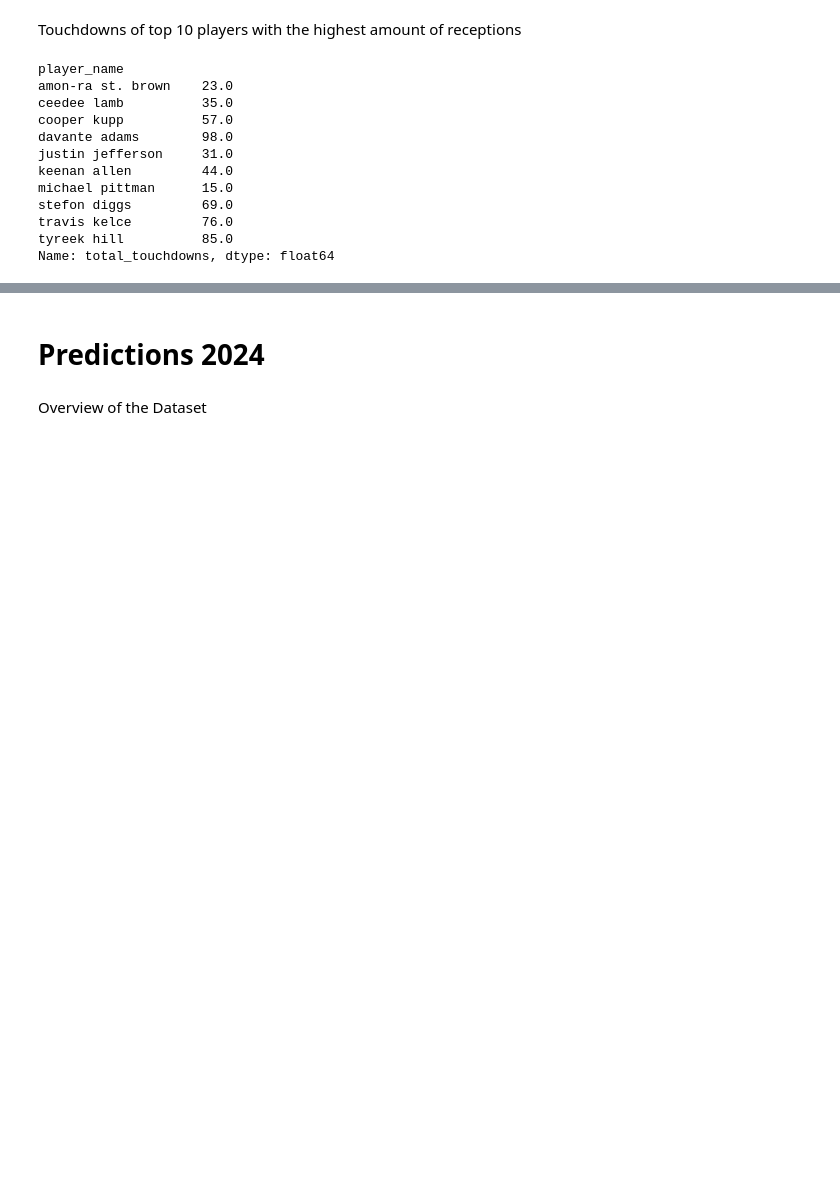
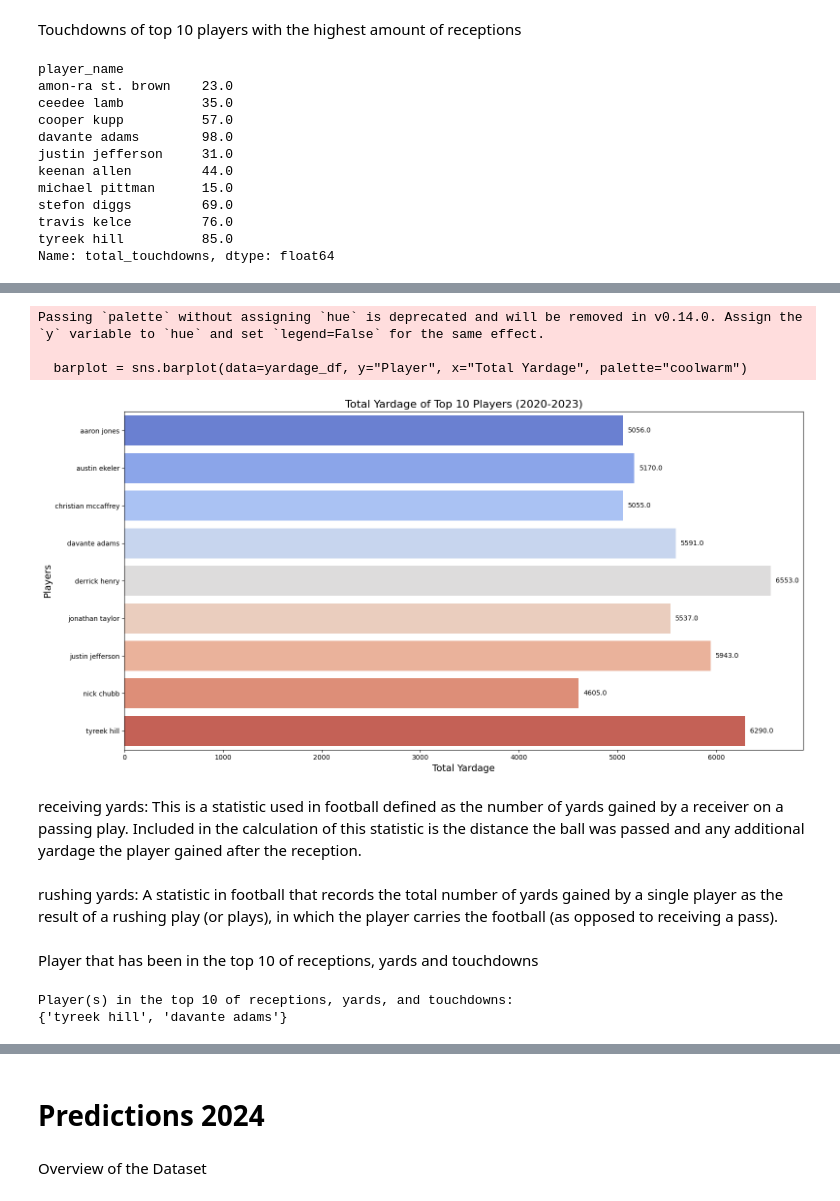
Before and after one commit to salomerivas/app-development, a Jupyter notebook: VisualizationKaggle.ipynb, the cells around one changed output, grey strips where cells are left out. Cells and saved outputs as stored; diff of their text form; code cells hidden in the pictures; blank space fills up the shorter version.

```diff
--- a/VisualizationKaggle.ipynb
+++ b/VisualizationKaggle.ipynb
@@ -973,0 +1046,16 @@ Correlation between total receptions and total touchdowns: 0.5778029976681804
+# %%
+# Convert the player names from each year's top 10 list to sets
+top_10_players_yardage_2020 = set(top_10_players_yardage_2020.index)
+top_10_players_yardage_2021 = set(top_10_players_yardage_2021.index)
+top_10_players_yardage_2022 = set(top_10_players_yardage_2022.index)
+top_10_players_yardage_2023 = set(top_10_players_yardage_2023.index)
+
+# Find the intersection of all four sets
+consistent_top_10_yardage_players = top_10_players_yardage_2020 & top_10_players_yardage_2021 & top_10_players_yardage_2022 & top_10_players_yardage_2023
+
+# Convert the result to a list
+consistent_top_10_yardage_players = list(consistent_top_10_yardage_players)
+
+# Print the list
+print("List of players in the top 10 for most yardage in all four years (2020-2023):")
+print(consistent_top_10_yardage_players)
@@ -973,0 +1143,56 @@ Correlation between total receptions and total touchdowns: 0.5778029976681804
+# %%
+# Convert dictionary to DataFrame for seaborn
+yardage_df = pd.DataFrame(total_yardage_dict.items(), columns=["Player", "Total Yardage"])
+
+# Plot horizontal bar chart
+plt.figure(figsize=(16, 8))
+barplot = sns.barplot(data=yardage_df, y="Player", x="Total Yardage", palette="coolwarm")
+
+# Add titles and labels
+plt.title("Total Yardage of Top 10 Players (2020-2023)", fontsize=16)
+plt.xlabel("Total Yardage", fontsize=14)
+plt.ylabel("Players", fontsize=14)
+
+# Add the total yardage as annotations on each bar
+for index, row in yardage_df.iterrows():
+    plt.text(
+        row["Total Yardage"] + 50,  # Position the text slightly to the right of the bar
+        index,                     # The vertical position matches the bar
+        f'{row["Total Yardage"]}', # The text to display (total yardage)
+        color='black',             # Text color
+        va='center',               # Vertical alignment
+        fontsize=10                # Font size
+    )
+
+# Show the chart
+plt.tight_layout()
+plt.show()
+# %% [output]
+Passing `palette` without assigning `hue` is deprecated and will be removed in v0.14.0. Assign the `y` variable to `hue` and set `legend=False` for the same effect.
+
+  barplot = sns.barplot(data=yardage_df, y="Player", x="Total Yardage", palette="coolwarm")
+[figure, added]
+# %% [markdown]
+receiving yards: This is a statistic used in football defined as the number of yards gained by a receiver on a passing play. Included in the calculation of this statistic is the distance the ball was passed and any additional yardage the player gained after the reception.
+# %% [markdown]
+rushing yards: A statistic in football that records the total number of yards gained by a single player as the result of a rushing play (or plays), in which the player carries the football (as opposed to receiving a pass).
+# %% [markdown]
+Player that has been in the top 10 of receptions, yards and touchdowns
+# %%
+# Assume these are dictionaries where keys are player names and values are their stats
+top_10_receptions_set = set(total_reception_dict.keys())
+top_10_yards_set = set(total_yardage_dict.keys())
+top_10_touchdowns_set = set(total_touchdowns_dict.keys())
+
+# Find players in all three sets
+consistent_top_player_overall = top_10_receptions_set & top_10_yards_set & top_10_touchdowns_set
+
+# Display the result
+if consistent_top_player_overall:
+    print("Player(s) in the top 10 of receptions, yards, and touchdowns:")
+    print(consistent_top_player_overall)
+else:
+    print("No player is consistently in the top 10 for all three categories.")
+# %% [output]
+Player(s) in the top 10 of receptions, yards, and touchdowns:
+{'tyreek hill', 'davante adams'}
```
Also changed, not shown: parts of 63 cells of this notebook.
